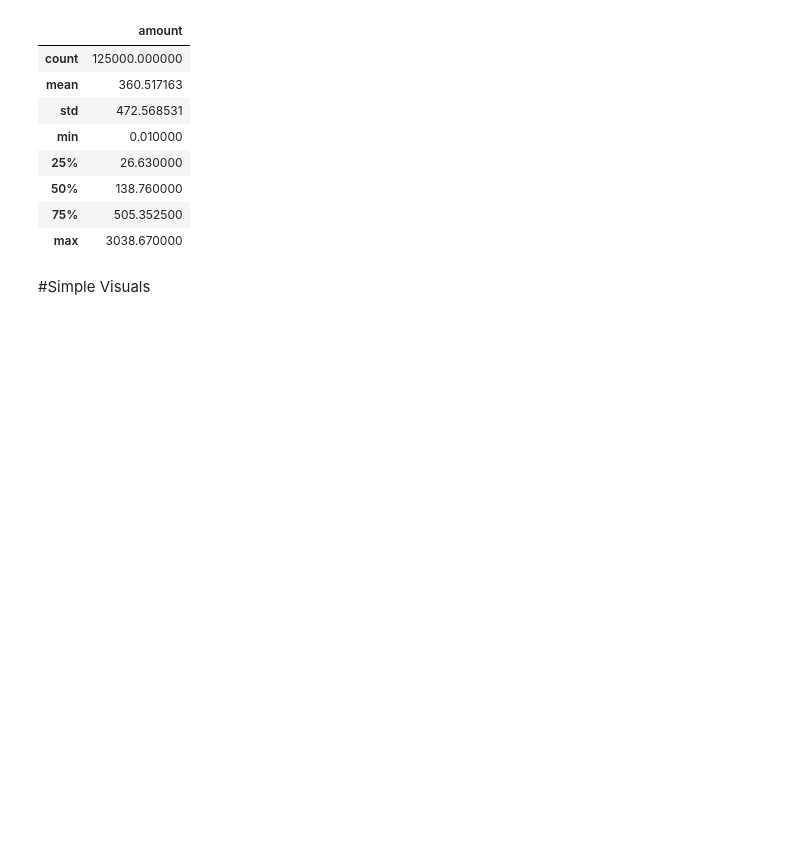
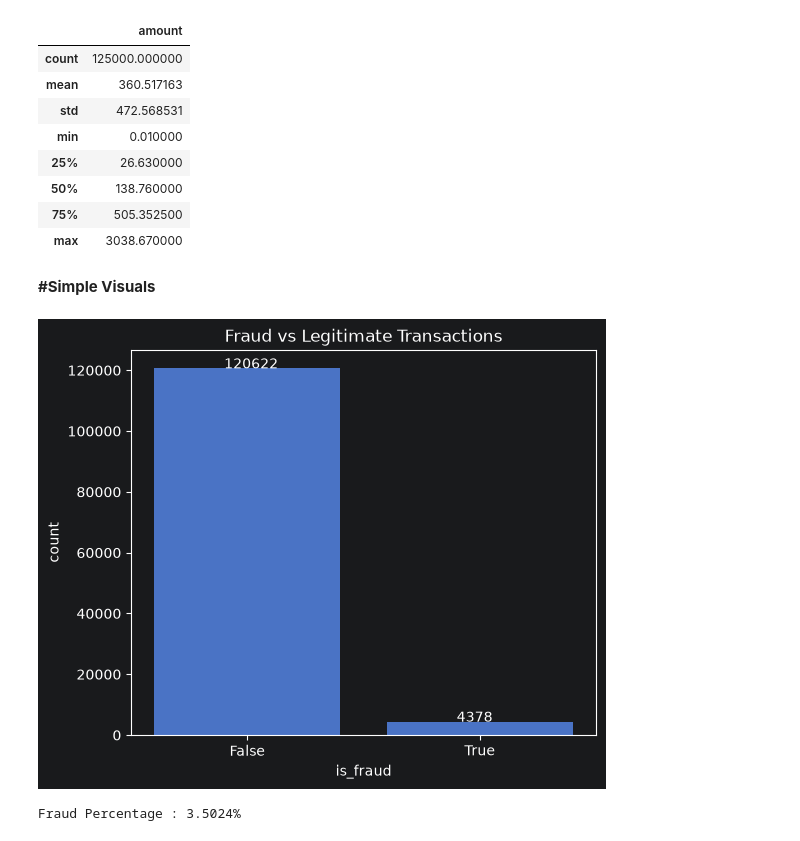
Before and after one commit to Shikha-Srikumar/Fraud_Detection_System, a Jupyter notebook: notebooks/01_setup_eda.ipynb, the cells around one changed output. Cells and saved outputs as stored; diff of their text form; code cells hidden in the pictures; blank space fills up the shorter version.

```diff
--- a/notebooks/01_setup_eda.ipynb
+++ b/notebooks/01_setup_eda.ipynb
@@ -106,8 +170,32 @@ Rows=125000, Positives=4469 (3.5752%)
 | 50% | 138.760000 |
 | 75% | 505.352500 |
 | max | 3038.670000 |
-# %% [markdown]
-#Simple Visuals
+# %% [markdown]
+****************************#Simple Visuals****************************
+# %%
+plt.figure(figsize=(6,5))
+
+ax = sns.countplot(x="is_fraud",
+                   data=train)
+
+plt.title("Fraud vs Legitimate Transactions")
+
+for p in ax.patches:
+
+    ax.annotate(f"{int(p.get_height())}",
+
+                (p.get_x()+0.3,
+
+                 p.get_height()+20))
+
+plt.show()
+
+fraud_rate = train["is_fraud"].mean()*100
+
+print(f"Fraud Percentage : {fraud_rate:.4f}%")
+# %% [output]
+[figure, added]
+Fraud Percentage : 3.5024%
 # %%
 # 1) Imbalance bar
 counts = train["is_fraud"].value_counts().sort_index()
```
Also changed, not shown: parts of 17 cells of this notebook, 3 other files.
